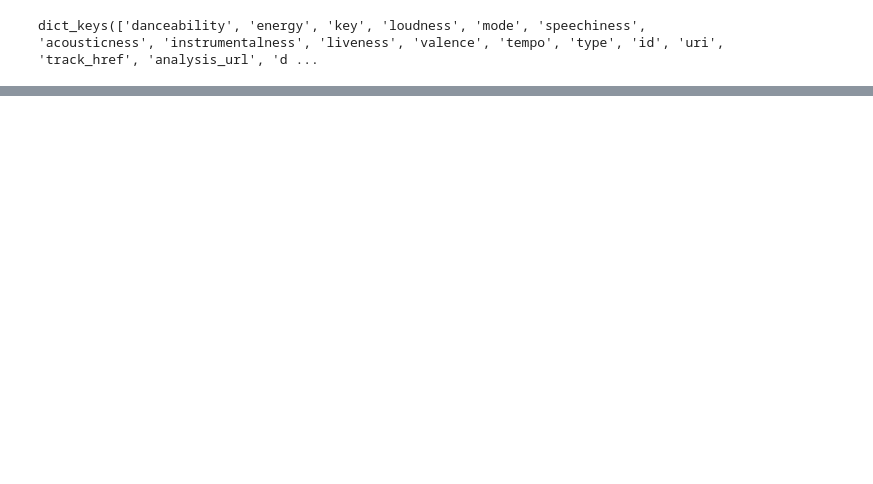
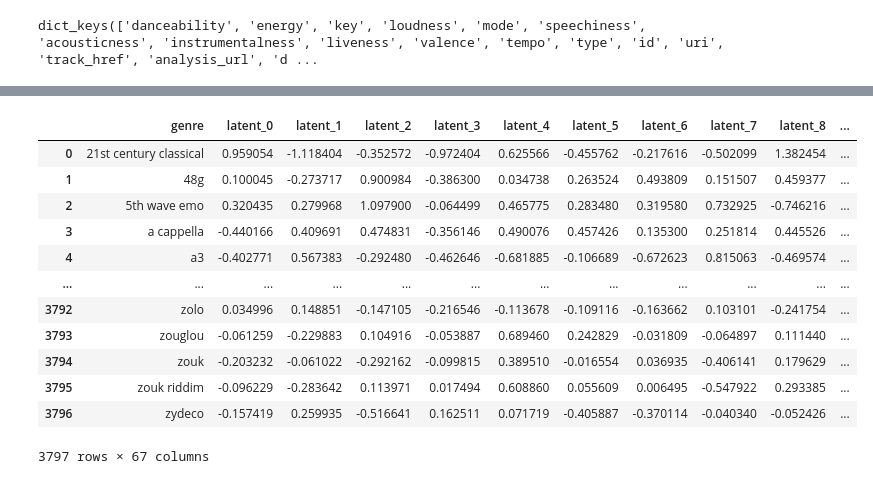
Before and after one commit to rollingstorms/sonufy-dash-app, a Jupyter notebook: code testing.ipynb, the cells around one changed output, grey strips where cells are left out. Saved outputs shown, nothing was run; the diff lists cells and outputs as text; code cells hidden in the pictures; blank space fills up the shorter version.

```diff
--- a/code testing.ipynb
+++ b/code testing.ipynb
@@ -180 +184,17 @@ audio_features[1]
  'time_signature': 4}
+# %%
+sonufy.genres
+# %% [output]
+|  | genre | latent_0 | latent_1 | latent_2 | latent_3 | latent_4 | latent_5 | latent_6 | latent_7 | latent_8 | ... |
+| 0 | 21st century classical | 0.959054 | -1.118404 | -0.352572 | -0.972404 | 0.625566 | -0.455762 | -0.217616 | -0.502099 | 1.382454 | ... |
+| 1 | 48g | 0.100045 | -0.273717 | 0.900984 | -0.386300 | 0.034738 | 0.263524 | 0.493809 | 0.151507 | 0.459377 | ... |
+| 2 | 5th wave emo | 0.320435 | 0.279968 | 1.097900 | -0.064499 | 0.465775 | 0.283480 | 0.319580 | 0.732925 | -0.746216 | ... |
+| 3 | a cappella | -0.440166 | 0.409691 | 0.474831 | -0.356146 | 0.490076 | 0.457426 | 0.135300 | 0.251814 | 0.445526 | ... |
+| 4 | a3 | -0.402771 | 0.567383 | -0.292480 | -0.462646 | -0.681885 | -0.106689 | -0.672623 | 0.815063 | -0.469574 | ... |
+| ... | ... | ... | ... | ... | ... | ... | ... | ... | ... | ... | ... |
+| 3792 | zolo | 0.034996 | 0.148851 | -0.147105 | -0.216546 | -0.113678 | -0.109116 | -0.163662 | 0.103101 | -0.241754 | ... |
+| 3793 | zouglou | -0.061259 | -0.229883 | 0.104916 | -0.053887 | 0.689460 | 0.242829 | -0.031809 | -0.064897 | 0.111440 | ... |
+| 3794 | zouk | -0.203232 | -0.061022 | -0.292162 | -0.099815 | 0.389510 | -0.016554 | 0.036935 | -0.406141 | 0.179629 | ... |
+| 3795 | zouk riddim | -0.096229 | -0.283642 | 0.113971 | 0.017494 | 0.608860 | 0.055609 | 0.006495 | -0.547922 | 0.293385 | ... |
+| 3796 | zydeco | -0.157419 | 0.259935 | -0.516641 | 0.162511 | 0.071719 | -0.405887 | -0.370114 | -0.040340 | -0.052426 | ... |
+3797 rows × 67 columns
```
Also changed, not shown: parts of 33 cells of this notebook, 16 other files.
